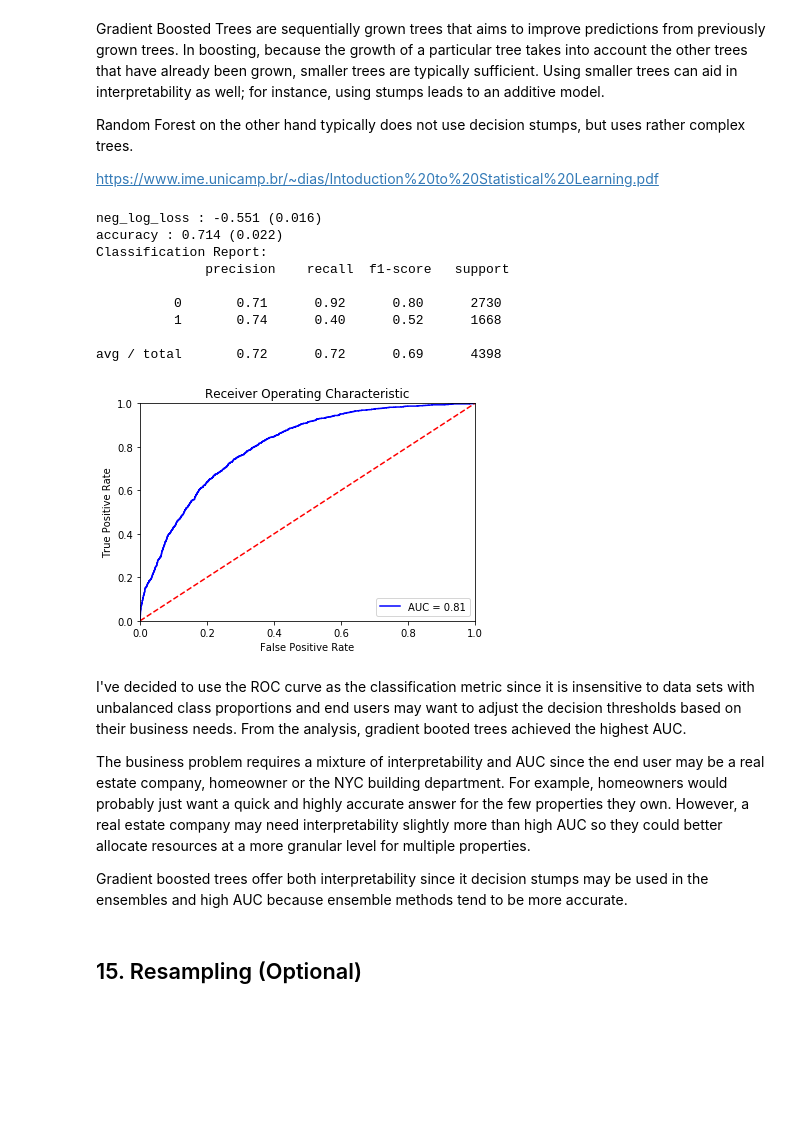
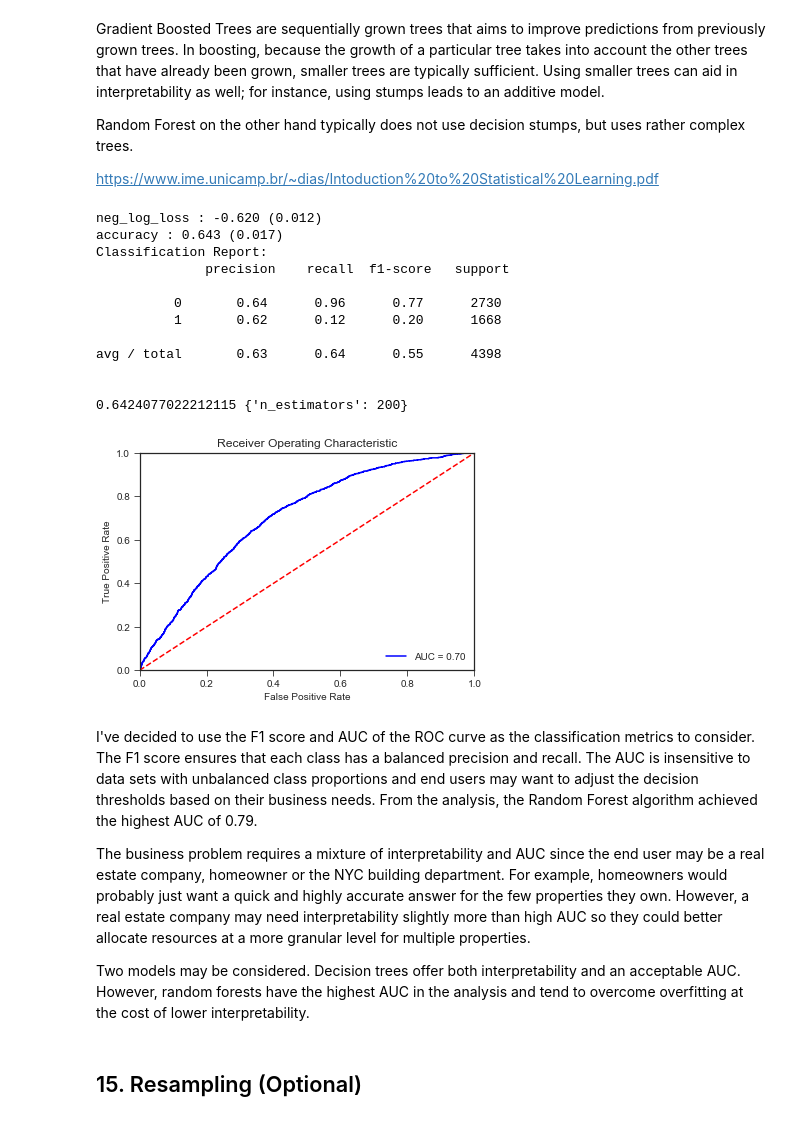
Before and after one commit to dtse91/Springboard, a Jupyter notebook: Capstone 1 Project/Capstone Project 1 Machine Learning.ipynb, the cells around one changed output. Drawn from its saved outputs; the diff is of its cells as text; code cells hidden in the pictures; blank space fills up the shorter version.

```diff
--- a/Capstone 1 Project/Capstone Project 1 Machine Learning.ipynb
+++ b/Capstone 1 Project/Capstone Project 1 Machine Learning.ipynb
@@ -6,6 +6,8 @@ import numpy as np
 import matplotlib.pyplot as plt
 import pandas as pd
 from collections import Counter
+import seaborn as sns
+sns.set_style(style='ticks')
 
 # Machine Learning pre-processing libraries
 from sklearn.preprocessing import Imputer, LabelEncoder, OneHotEncoder, StandardScaler
@@ -168,7 +170,7 @@ X = pd.get_dummies(recent_nyc.loc[:, ['borough','job_type', 'bldg_type', 'work_t
                                         'filing_status', 'permit_type', 'permit_subtype',
                                         'permittee_license_type', 'nonprofit',
                                         'council_district', 'filing_day', 'filing_month', 'job_doc_num',
-                                        'job_start_day', 'job_start_month', 'latitude', 'longitude']], drop_first=True, dummy_na=True)
+                                        'job_start_day', 'job_start_month', 'zip_code']], drop_first=True, dummy_na=True)
 Y = recent_nyc['issue_time_2_class'].values
 # Y = recent_nyc['issue_time_3_class'].values
 X.info()
@@ -333,16 +340,16 @@ Some classification metrics to consider include:
 Starting with a Dummy Classifier, we may use this as a benchmark for other supervisied classification algorithms.
 # %%
 # K-Fold Cross-Validation
-num_folds = 10
+num_folds = 5
 seed = 42
 kfold = KFold(n_splits=num_folds, random_state=seed)
-model = DummyClassifier()
+dc = DummyClassifier()
 scoring = ['neg_log_loss', 'accuracy']
 for score in scoring:
-    results = cross_val_score(model, X_train, Y_train, cv=kfold, scoring=score)
+    results = cross_val_score(dc, X_train, Y_train, cv=kfold, scoring=score)
     print(score,": %.3f (%.3f)" % (results.mean(), results.std()))
-model.fit(X_train, Y_train)
-Y_pred = model.predict(X_test)
+dc.fit(X_train, Y_train)
+Y_pred = dc.predict(X_test)
 report = classification_report(Y_test, Y_pred)
 print('Classification Report: \n', classification_report(Y_test, Y_pred), '\n')
 # %% [output]
@@ -445,71 +525,74 @@ https://www.ime.unicamp.br/~dias/Intoduction%20to%20Statistical%20Learning.pdf
 # %%
 import warnings
 warnings.filterwarnings("ignore", category=DeprecationWarning)
+
+param_grid = {
+    'n_estimators': [100, 150, 200]
+}
 
 # K-Fold Cross-Validation
 num_folds = 10
 seed = 42
 kfold = KFold(n_splits=num_folds, random_state=seed)
-model = XGBClassifier()
+xgb = XGBClassifier()
 
-model = GridSearchCV(estimator = model, param_grid = param_grid,
+xgb_grid = GridSearchCV(estimator = xgb, param_grid = param_grid,
                      cv = num_folds, n_jobs = -1)
 scoring = ['neg_log_loss', 'accuracy']
 for score in scoring:
-    results = cross_val_score(model, X_train, Y_train, cv=kfold, scoring=score)
+    results = cross_val_score(xgb_grid, X_train, Y_train, cv=kfold, scoring=score)
     print(score,": %.3f (%.3f)" % (results.mean(), results.std()))
 
-model.fit(X_train, Y_train)
-Y_pred = model.predict(X_test)
+xgb_grid.fit(X_train, Y_train)
+Y_pred = xgb_grid.predict(X_test)
 report = classification_report(Y_test, Y_pred)
 print('Classification Report: \n', classification_report(Y_test, Y_pred), '\n')
 
-#best_accuracy = grid_search.best_score_
-#best_parameters = grid_search.best_params_
-#print(best_accuracy, best_parameters)
-#cm = confusion_matrix(y_test, y_pred)
-#print('Confusion Matrix: \n', cm, '\n')
-#print('Classification Report: \n', classification_report(y_test,y_pred), '\n')
-#print('Accuracy Score: %.10f '% sklearn.metrics.accuracy_score(y_test, y_pred))
+best_accuracy = xgb_grid.best_score_
+best_parameters = xgb_grid.best_params_
+print(best_accuracy, best_parameters)
 # %% [output]
-neg_log_loss : -0.551 (0.016)
-accuracy : 0.714 (0.022)
+neg_log_loss : -0.620 (0.012)
+accuracy : 0.643 (0.017)
 Classification Report:
               precision    recall  f1-score   support
 
-          0       0.71      0.92      0.80      2730
-          1       0.74      0.40      0.52      1668
+          0       0.64      0.96      0.77      2730
+          1       0.62      0.12      0.20      1668
 
-avg / total       0.72      0.72      0.69      4398
+avg / total       0.63      0.64      0.55      4398
+
+
+0.6424077022212115 {'n_estimators': 200}
 # %%
 # Visualize the Receiver Operator Curve (ROC)
 # Calculate the False Positive Rate (FPR) and True Positive Rate (TPR) for all thresholds of the classification
 #.90-1 = excellent (A)
 #.80-.90 = good (B)
 #.70-.80 = fair (C)
 #.60-.70 = poor (D)
 #.50-.60 = fail (F)
-probs = model.predict_proba(X_test) # returns probability estimates for test set
+probs = xgb_grid.predict_proba(X_test) # returns probability estimates for test set
 preds = probs[:,1]
 fpr, tpr, threshold = sklearn.metrics.roc_curve(Y_test, preds)
 roc_auc = sklearn.metrics.auc(fpr, tpr)
 plt.title('Receiver Operating Characteristic')
 plt.plot(fpr, tpr, 'b', label = 'AUC = %0.2f' % roc_auc)
 plt.legend(loc = 'lower right')
 plt.plot([0, 1], [0, 1],'r--')
 plt.xlim([0, 1])
 plt.ylim([0, 1])
 plt.ylabel('True Positive Rate')
 plt.xlabel('False Positive Rate')
 plt.show()
 # %% [output]
-[figure, old version]
+[figure, new version]
 # %% [markdown]
-I've decided to use the ROC curve as the classification metric since it is insensitive to data sets with unbalanced class proportions and end users may want to adjust the decision thresholds based on their business needs. From the analysis, gradient booted trees achieved the highest AUC.
+I've decided to use the F1 score and AUC of the ROC curve as the classification metrics to consider. The F1 score ensures that each class has a balanced precision and recall. The AUC is insensitive to data sets with unbalanced class proportions and end users may want to adjust the decision thresholds based on their business needs. From the analysis, the Random Forest algorithm achieved the highest AUC of 0.79.
 
 The business problem requires a mixture of interpretability and AUC since the end user may be a real estate company, homeowner or the NYC building department. For example, homeowners would probably just want a quick and highly accurate answer for the few properties they own. However, a real estate company may need interpretability slightly more than high AUC so they could better allocate resources at a more granular level for multiple properties.
 
-Gradient boosted trees offer both interpretability since it decision stumps may be used in the ensembles and high AUC because ensemble methods tend to be more accurate.
+Two models may be considered. Decision trees offer both interpretability and an acceptable AUC. However, random forests have the highest AUC in the analysis and tend to overcome overfitting at the cost of lower interpretability.
 # %% [markdown]
 ## 15. Resampling (Optional)
 # %% [markdown]
```
Also changed, not shown: parts of 14 cells of this notebook, 1 other file.
